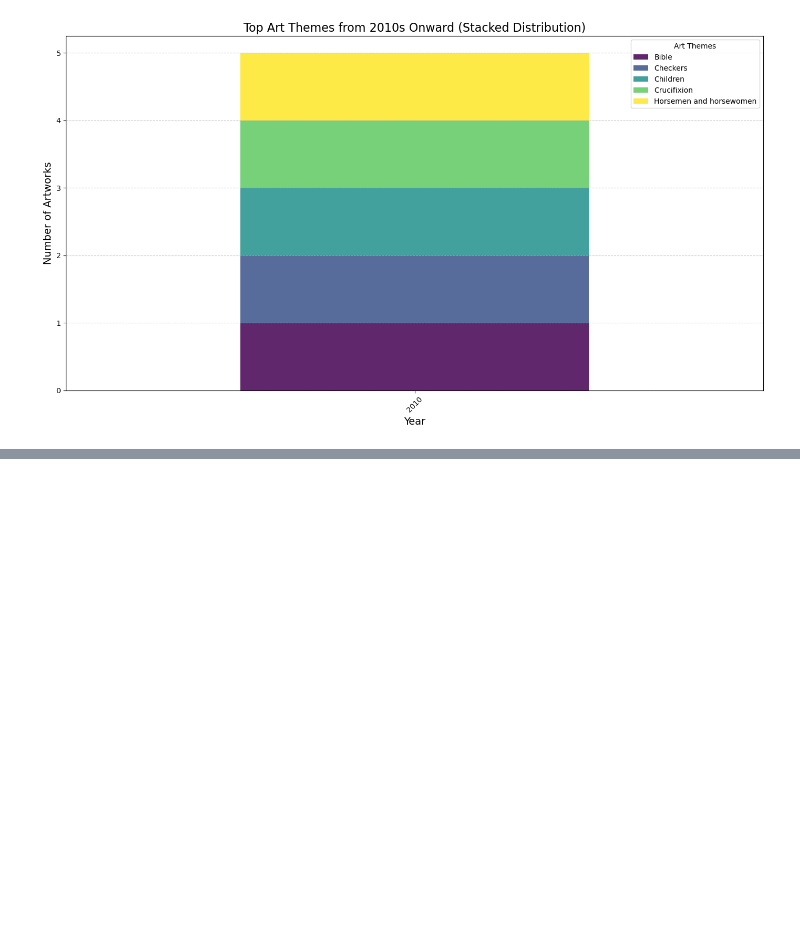
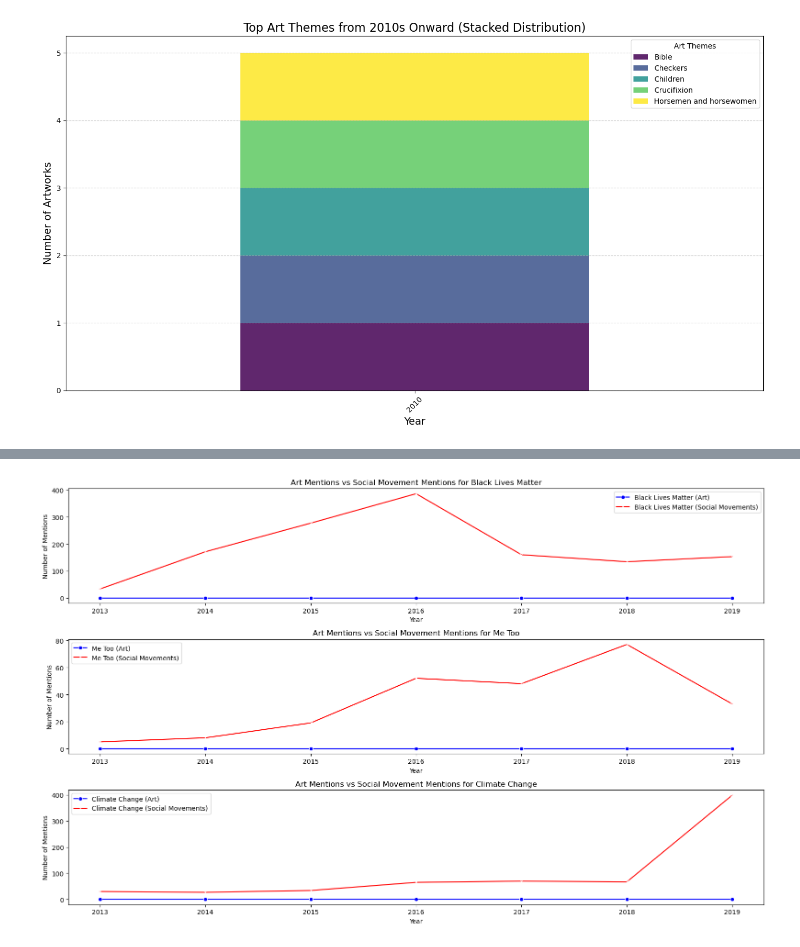
Before and after one commit to lse-ds105/ds105a-2024-project-data_dazzlers, a Jupyter notebook: code_amelia/NB03_social_movements_visualisations.ipynb, the cells around one changed output, grey strips where cells are left out. Drawn from its saved outputs; the diff is of its cells as text; code cells hidden in the pictures; blank space fills up the shorter version.

Commit message:
tried some more visualisations from 2006 onwards

```diff
--- a/code_amelia/NB03_social_movements_visualisations.ipynb
+++ b/code_amelia/NB03_social_movements_visualisations.ipynb
@@ -513,0 +362,86 @@ conn.close()
+# %%
+import sqlite3
+import pandas as pd
+import matplotlib.pyplot as plt
+import seaborn as sns
+
+# Database connections
+art_db_path = '../data_amelia/processed/social_movements.db'
+conn = sqlite3.connect(art_db_path)
+
+# Predefined keywords for social movements
+social_movements_keywords = {
+    'Black Lives Matter': ['black', 'racial', 'civil-rights', 'blm'],
+    'Me Too': ['gender', 'metoo', 'sexual-abuse', 'harassment'],
+    'Climate Change': ['climate', 'global-warming', 'environmental', 'sustainability']
+}
+
+# Query themes from the 2010s
+query_2010s_art = """
+SELECT
+    Topics AS Theme,
+    ProductionYear AS Year
+FROM SmithsonianArtworks
+WHERE ProductionYear IS NOT NULL
+AND LENGTH(ProductionYear) = 4
+AND CAST(ProductionYear AS INTEGER) BETWEEN 2010 AND 2019;
+"""
+art_data_2010s = pd.read_sql_query(query_2010s_art, conn)
+
+# Split themes by comma and explode the DataFrame
+art_data_2010s['Theme'] = art_data_2010s['Theme'].str.split(", ")
+art_data_2010s = art_data_2010s.explode('Theme').dropna()
+
+# Filter art themes by social movement keywords
+movement_art_counts = {}
+for movement, keywords in social_movements_keywords.items():
+    condition = art_data_2010s['Theme'].str.contains('|'.join(keywords), case=False, na=False)
+    filtered_art = art_data_2010s[condition]
+    yearly_counts = filtered_art.groupby('Year').size().reset_index(name='ArtMentions')
+    movement_art_counts[movement] = yearly_counts
+
+# Query social movement mentions from the database
+movement_data = {}
+for movement, terms in social_movements_keywords.items():
+    term_conditions = " OR ".join([f"SOURCEURL LIKE '%{term}%'" for term in terms])
+    query = f"""
+    SELECT
+        SUBSTR(Date, 1, 4) AS Year,
+        COUNT(*) AS TotalMentions
+    FROM SocialMovements
+    WHERE ({term_conditions}) AND Date LIKE '201%'
+    GROUP BY Year
+    ORDER BY Year;
+    """
+    movement_data[movement] = pd.read_sql_query(query, conn)
+
+# Visualization: Art Themes vs Social Movements
+plt.figure(figsize=(16, 10))
+
+for i, movement in enumerate(social_movements_keywords.keys(), 1):
+    plt.subplot(3, 1, i)
+
+    # Merge art and social movement data
+    combined_data = pd.merge(
+        movement_art_counts[movement],
+        movement_data[movement],
+        on='Year',
+        how='outer'
+    ).fillna(0)
+
+    # Plot the trends
+    sns.lineplot(data=combined_data, x='Year', y='ArtMentions', label=f'{movement} (Art)', marker='o', color='blue')
+    sns.lineplot(data=combined_data, x='Year', y='TotalMentions', label=f'{movement} (Social Movements)', marker='x', color='red')
+
+    plt.title(f'Art Mentions vs Social Movement Mentions for {movement}')
+    plt.xlabel('Year')
+    plt.ylabel('Number of Mentions')
+    plt.legend()
+
+plt.tight_layout()
+plt.show()
+
+# Close the database connection
+conn.close()
+# %% [output]
+[figure, added]
```
Also changed, not shown: parts of 9 cells of this notebook.
